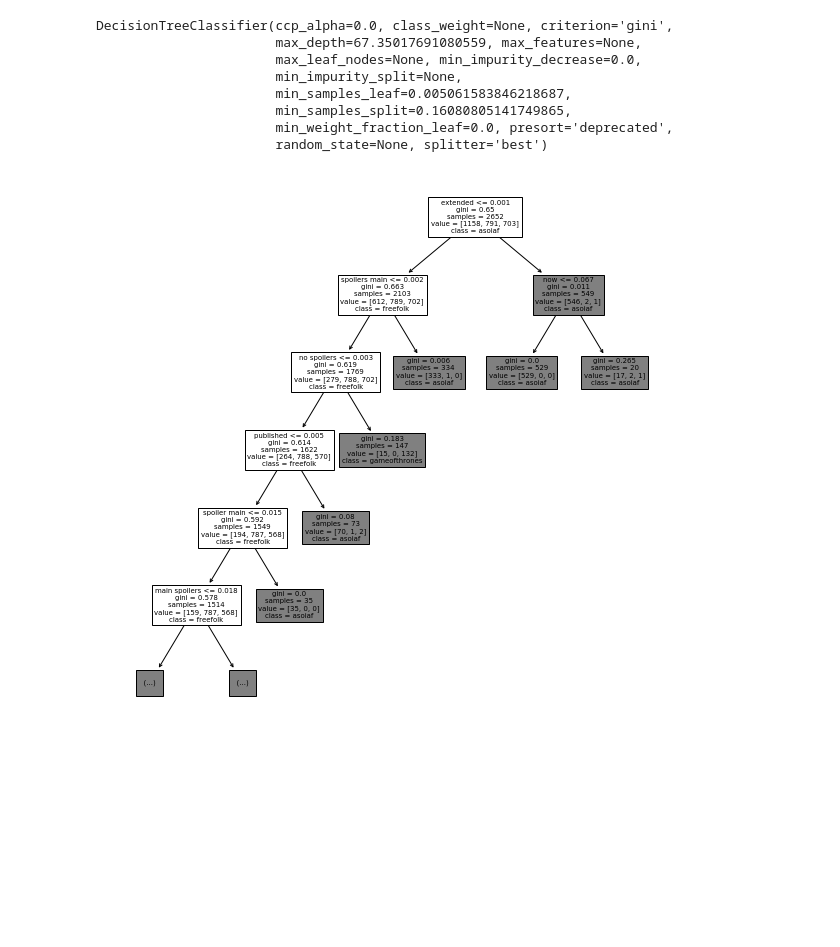
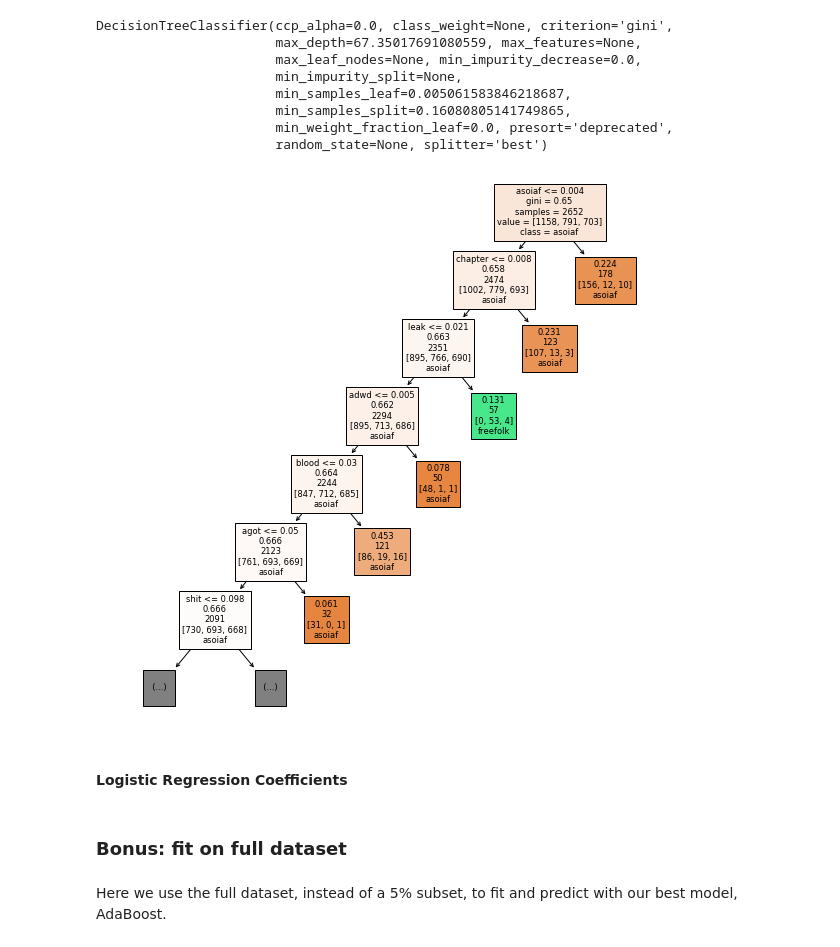
Before and after one commit to gwenrathgeber/subreddit_text_classification, a Jupyter notebook: code/Modeling and Analysis.ipynb, the cells around one changed output. Cells and saved outputs as stored; diff of their text form; code cells hidden in the pictures; blank space fills up the shorter version.

```diff
--- a/code/Modeling and Analysis.ipynb
+++ b/code/Modeling and Analysis.ipynb
@@ -60,6 +60,7 @@ df.dropna(inplace=True)
 
 with open('../data/stop_words.json', 'r') as fp:
     stop_words = json.load(fp)
+stop_words = stop_words['words']
 
 # Full text field creation
 df['fulltext'] = df['title'] + ' ' + df['selftext']
@@ -938,8 +954,12 @@ DecisionTreeClassifier(ccp_alpha=0.0, class_weight=None, criterion='gini',
 # %%
 plt.figure(figsize=(10,10))
 plot_tree(dt_rs.best_estimator_.named_steps['dt'],
-          max_depth = 5,
+          max_depth = 6,
           feature_names=coef_names,
-          class_names=dt_rs.best_estimator_.classes_);
+          class_names=dt_rs.best_estimator_.classes_,
+         filled=True,
+         label='root');
 # %% [output]
-[figure, old version]
+[figure, new version]
+# %% [markdown]
+#### Logistic Regression Coefficients
@@ -945,0 +971,4 @@ plot_tree(dt_rs.best_estimator_.named_steps['dt'],
+# %% [markdown]
+### Bonus: fit on full dataset
+# %% [markdown]
+Here we use the full dataset, instead of a 5% subset, to fit and predict with our best model, AdaBoost.
```
Also changed, not shown: parts of 43 cells of this notebook, 1 other file.
